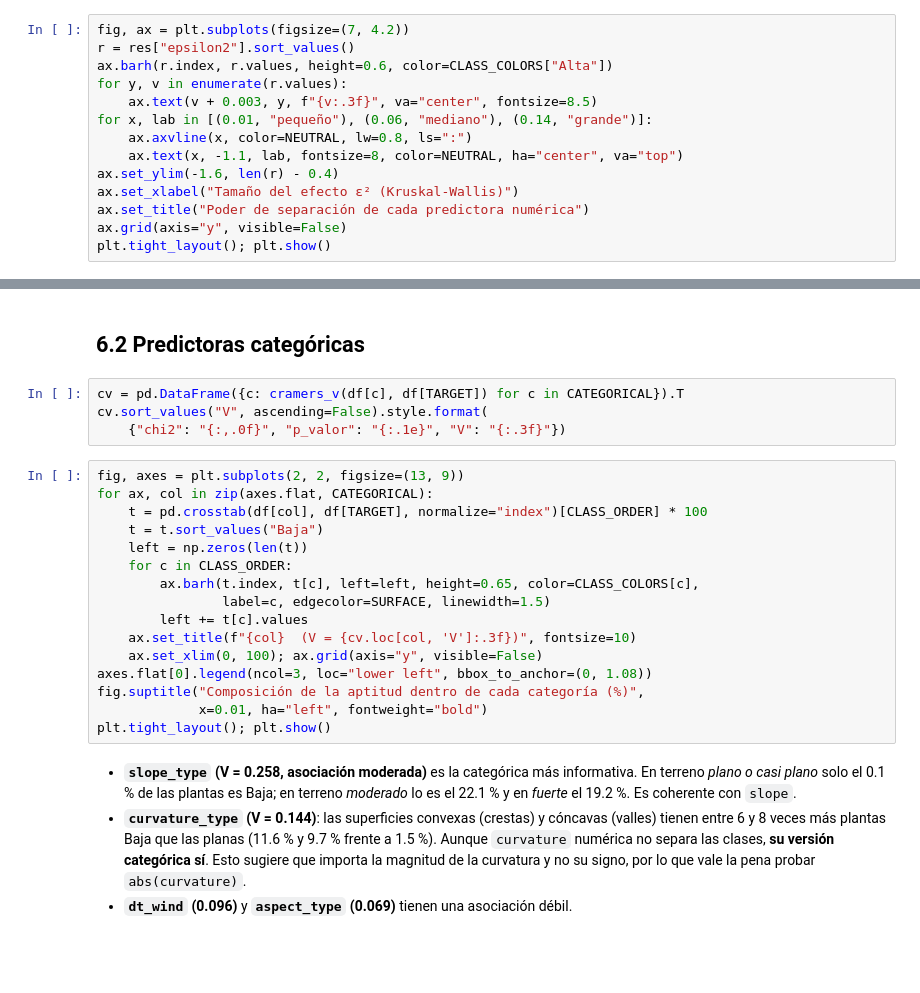
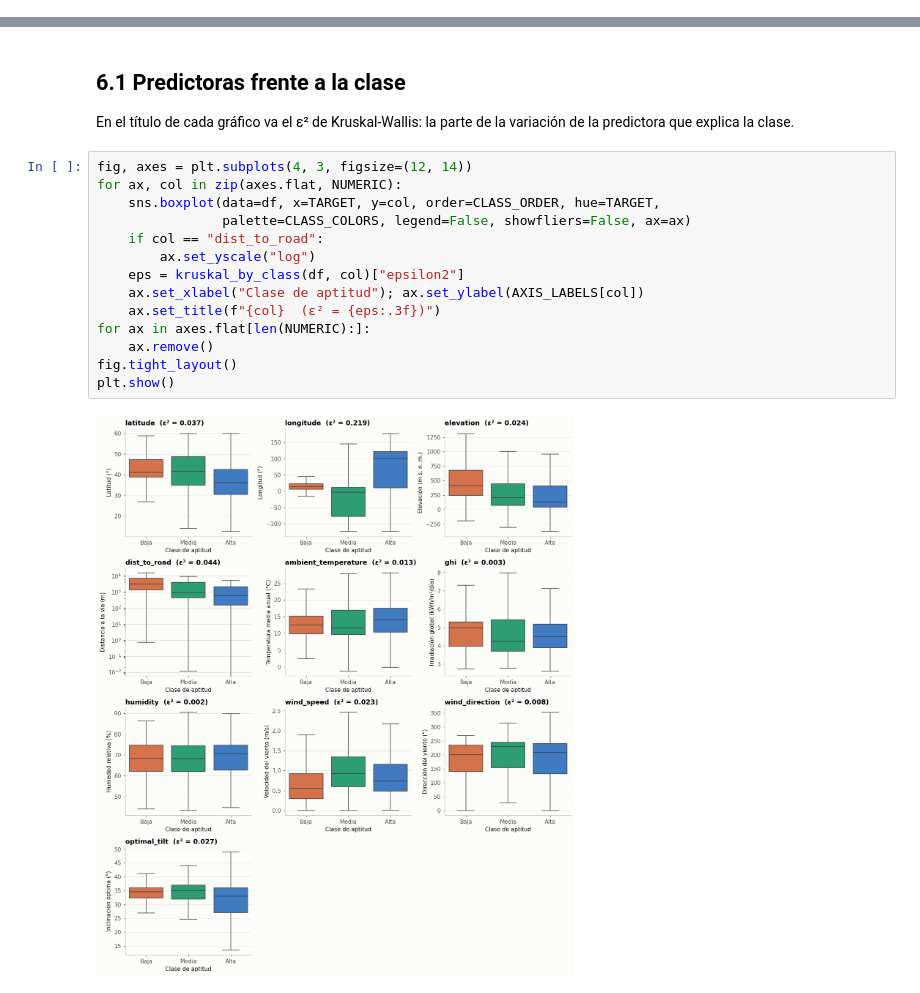
Before and after one commit to AlexT09/EDA_SOLAR-POWER-PLANTS, a Jupyter notebook: _sources/06_bivariado.ipynb, the cells around one changed output, grey strips where cells are left out. Saved outputs shown, nothing was run; the diff lists cells and outputs as text; blank space fills up the shorter version.

```diff
--- a/_sources/06_bivariado.ipynb
+++ b/_sources/06_bivariado.ipynb
@@ -30,14 +16,0 @@ res.style.format({"H": "{:,.0f}", "p_valor": "{:.1e}", "epsilon2": "{:.3f}"}).fo
-# %%
-fig, ax = plt.subplots(figsize=(7, 4.2))
-r = res["epsilon2"].sort_values()
-ax.barh(r.index, r.values, height=0.6, color=CLASS_COLORS["Alta"])
-for y, v in enumerate(r.values):
-    ax.text(v + 0.003, y, f"{v:.3f}", va="center", fontsize=8.5)
-for x, lab in [(0.01, "pequeño"), (0.06, "mediano"), (0.14, "grande")]:
-    ax.axvline(x, color=NEUTRAL, lw=0.8, ls=":")
-    ax.text(x, -1.1, lab, fontsize=8, color=NEUTRAL, ha="center", va="top")
-ax.set_ylim(-1.6, len(r) - 0.4)
-ax.set_xlabel("Tamaño del efecto ε² (Kruskal-Wallis)")
-ax.set_title("Poder de separación de cada predictora numérica")
-ax.grid(axis="y", visible=False)
-plt.tight_layout(); plt.show()
@@ -69,26 +17,20 @@ plt.tight_layout(); plt.show()
-# %% [markdown]
-## 6.2 Predictoras categóricas
-# %%
-cv = pd.DataFrame({c: cramers_v(df[c], df[TARGET]) for c in CATEGORICAL}).T
-cv.sort_values("V", ascending=False).style.format(
-    {"chi2": "{:,.0f}", "p_valor": "{:.1e}", "V": "{:.3f}"})
-# %%
-fig, axes = plt.subplots(2, 2, figsize=(13, 9))
-for ax, col in zip(axes.flat, CATEGORICAL):
-    t = pd.crosstab(df[col], df[TARGET], normalize="index")[CLASS_ORDER] * 100
-    t = t.sort_values("Baja")
-    left = np.zeros(len(t))
-    for c in CLASS_ORDER:
-        ax.barh(t.index, t[c], left=left, height=0.65, color=CLASS_COLORS[c],
-                label=c, edgecolor=SURFACE, linewidth=1.5)
-        left += t[c].values
-    ax.set_title(f"{col}  (V = {cv.loc[col, 'V']:.3f})", fontsize=10)
-    ax.set_xlim(0, 100); ax.grid(axis="y", visible=False)
-axes.flat[0].legend(ncol=3, loc="lower left", bbox_to_anchor=(0, 1.08))
-fig.suptitle("Composición de la aptitud dentro de cada categoría (%)",
-             x=0.01, ha="left", fontweight="bold")
-plt.tight_layout(); plt.show()
-# %% [markdown]
-- **`slope_type` (V = 0.258, asociación moderada)** es la categórica más informativa. En terreno *plano o casi plano* solo el 0.1 % de las plantas es Baja; en terreno *moderado* lo es el 22.1 % y en *fuerte* el 19.2 %. Es coherente con `slope`.
-- **`curvature_type` (V = 0.144)**: las superficies convexas (crestas) y cóncavas (valles) tienen entre 6 y 8 veces más plantas Baja que las planas (11.6 % y 9.7 % frente a 1.5 %). Aunque `curvature` numérica no separa las clases, **su versión categórica sí**. Esto sugiere que importa la magnitud de la curvatura y no su signo, por lo que vale la pena probar `abs(curvature)`.
-- **`dt_wind` (0.096)** y **`aspect_type` (0.069)** tienen una asociación débil.
+# %% [markdown]
+## 6.1 Predictoras frente a la clase
+
+En el título de cada gráfico va el ε² de Kruskal-Wallis: la parte de la variación de la predictora que explica la clase.
+# %%
+fig, axes = plt.subplots(4, 3, figsize=(12, 14))
+for ax, col in zip(axes.flat, NUMERIC):
+    sns.boxplot(data=df, x=TARGET, y=col, order=CLASS_ORDER, hue=TARGET,
+                palette=CLASS_COLORS, legend=False, showfliers=False, ax=ax)
+    if col == "dist_to_road":
+        ax.set_yscale("log")
+    eps = kruskal_by_class(df, col)["epsilon2"]
+    ax.set_xlabel("Clase de aptitud"); ax.set_ylabel(AXIS_LABELS[col])
+    ax.set_title(f"{col}  (ε² = {eps:.3f})")
+for ax in axes.flat[len(NUMERIC):]:
+    ax.remove()
+fig.tight_layout()
+plt.show()
+# %% [output]
+[figure, added]
```
Also changed, not shown: parts of 11 cells of this notebook, 39 other files.
